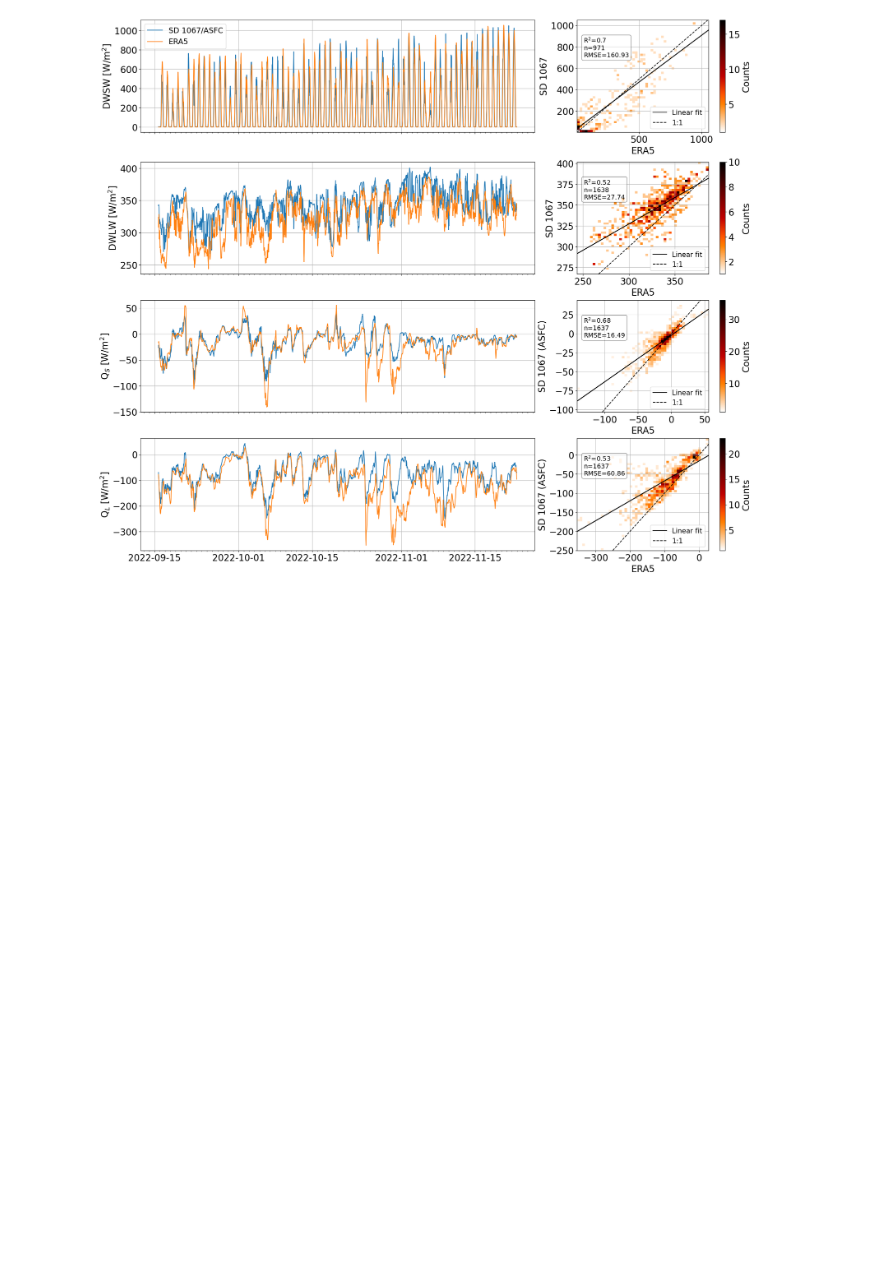
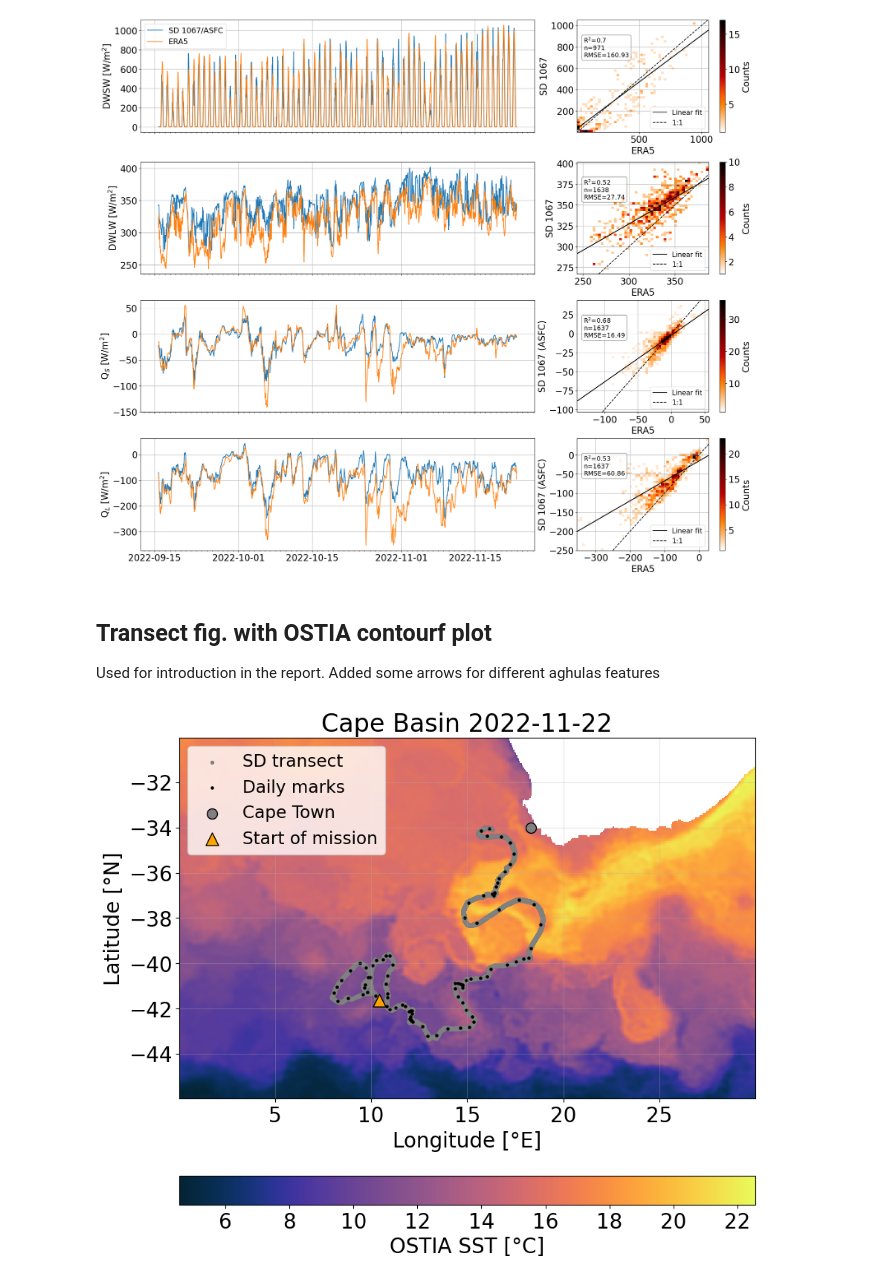
Before and after one commit to michaelaedwinson/Masterarbete2023, a Jupyter notebook: 2-ERA5_SD.ipynb, the cells around one changed output. Drawn from its saved outputs; the diff is of its cells as text; code cells hidden in the pictures; blank space fills up the shorter version.

```diff
--- a/2-ERA5_SD.ipynb
+++ b/2-ERA5_SD.ipynb
@@ -427,3 +541,42 @@ _ = [ax[i].tick_params(labelbottom=False) for i in "ace"]
 plt.savefig(pathlib.Path('.').absolute().parent/'MTmichaela/figures/sochicflux.png')
 # %% [output]
 [figure]
+# %% [markdown]
+## Transect fig. with OSTIA contourf plot
+
+
+Used for introduction in the report. Added some arrows for different aghulas features
+# %%
+gebco=xr.open_dataset(pathlib.Path('.').absolute().parent/'MTmichaela/gebcoCT.nc') #too small for new borders
+dsD=ds.reset_coords().resample(time='1D').mean().set_coords(['latitude','longitude']) #resample to daily res. for mapping
+# %%
+i=27
+
+plt.rcParams["figure.figsize"] = (10,9)
+
+cbar=plt.pcolormesh(ostia.longitude, ostia.latitude, ostia.sst.isel(time=i)-273.15, cmap=cmo.cm.thermal)
+plt.colorbar(cbar, label='OSTIA SST [°C]', orientation='horizontal')
+
+plt.scatter(ds.longitude, ds.latitude, s=8, label='SD transect', c='grey')
+plt.scatter(dsD.longitude, dsD.latitude, c='k', s=5, label='Daily marks')
+
+#plt.contour(gebco.lon, gebco.lat, gebco.elevation,levels=[0], colors='k')
+
+plt.xlabel('Longitude [°E]')
+plt.ylabel('Latitude [°N]')
+
+plt.scatter(18.3, -34, c='grey', marker='o', s=100, edgecolor='k', label='Cape Town')
+
+plt.scatter(ds.longitude.isel(time=0), ds.latitude.isel(time=0), c='orange', marker='^', s=150, edgecolor='k', label='Start of mission')
+#plt.scatter(ds.longitude.sel(time=ds.time.max()), ds.latitude.sel(time=ds.time.max()), c='r', marker='*', s=300, edgecolor='k')#, label='End of mission')
+
+plt.xlim(ostia.longitude.min(), ostia.longitude.max())
+plt.ylim(ostia.latitude.min(), ostia.latitude.max())
+plt.legend(fontsize='small', loc='upper left')
+
+plt.title('Cape Basin 2022-11-22')
+
+plt.grid(alpha=0.3)
+plt.savefig(pathlib.Path('.').absolute().parent/'MTmichaela/figures/area.png')
+# %% [output]
+[figure, added]
```
Also changed, not shown: parts of 7 cells of this notebook, 6 other files.
